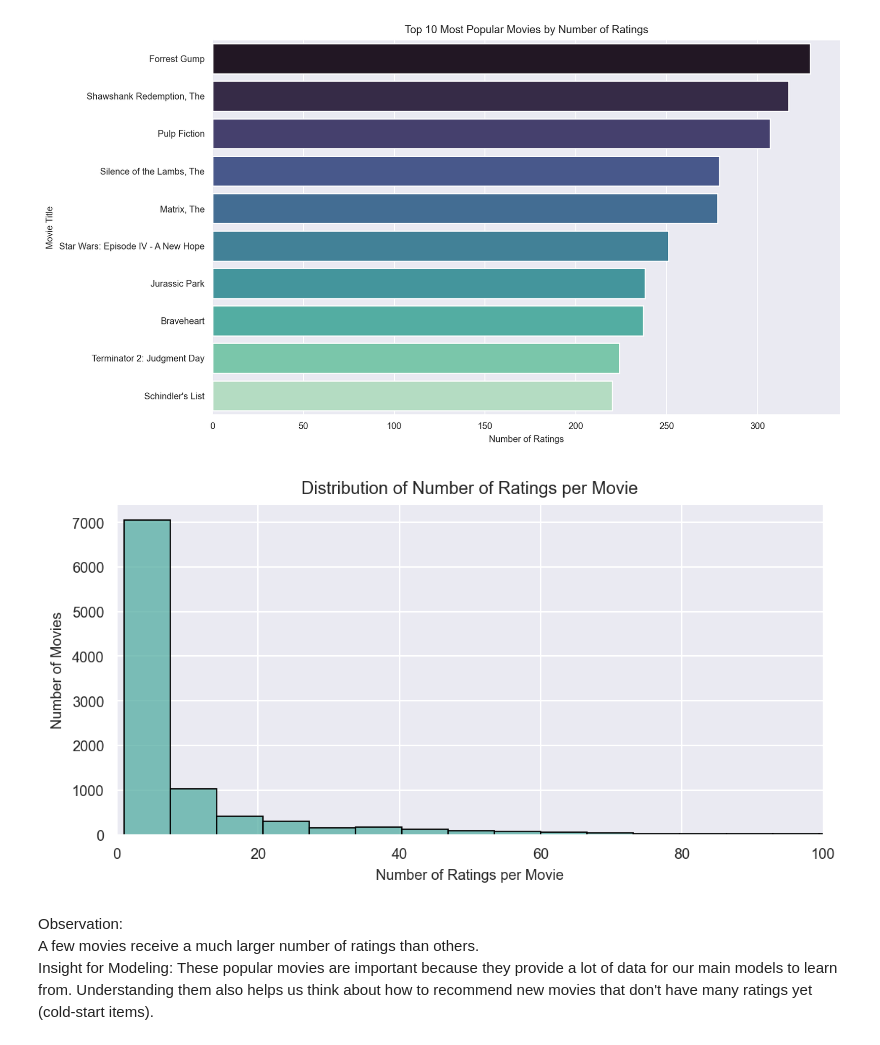
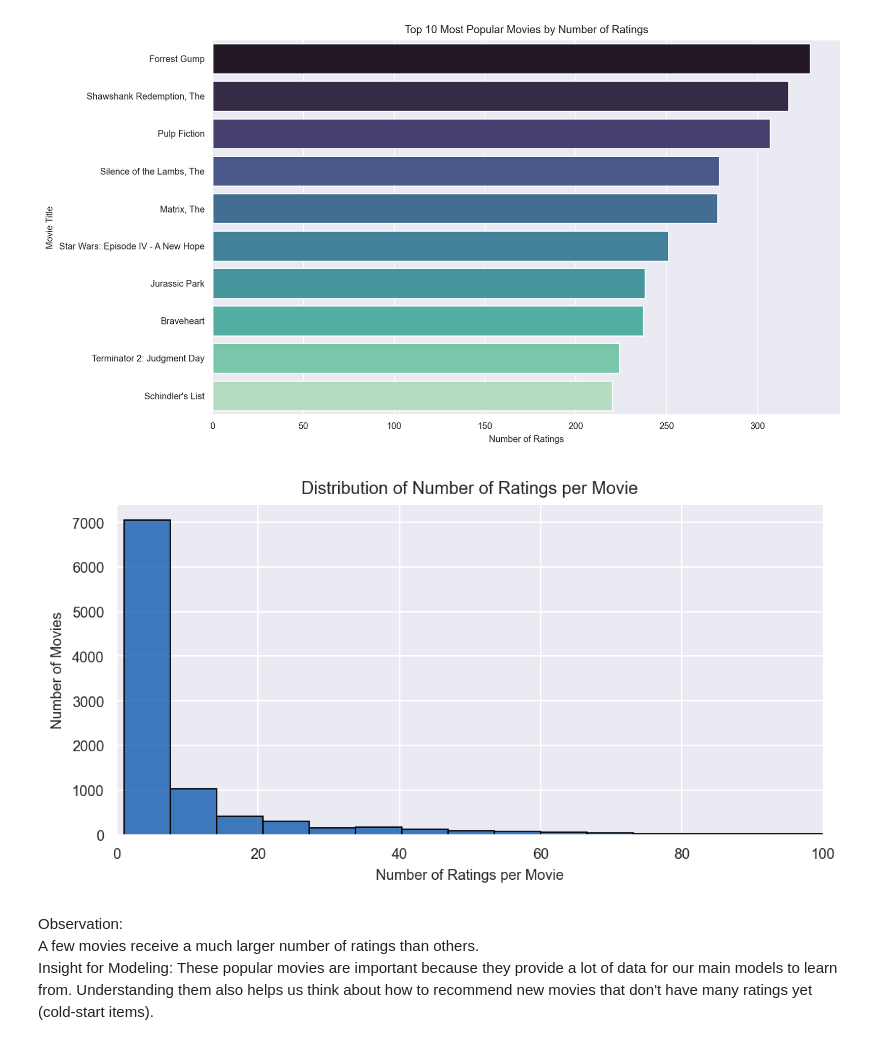
Before and after one commit to Kanyenje-Brian/MovieLens-Recommender, a Jupyter notebook: notebook.ipynb, the cells around one changed output. Cells and saved outputs as stored; diff of their text form; code cells hidden in the pictures.

```diff
--- a/notebook.ipynb
+++ b/notebook.ipynb
@@ -577,17 +577,17 @@ plt.show()
 # %%
 # Visualize the distribution of the number of ratings per movie
 plt.figure(figsize=(7, 3.3), dpi=180)
 # Set global font size
 mpl.rcParams.update({'font.size': 8})
-sns.histplot(popular_movies['num_ratings'], bins=50, color="#53ADA2", edgecolor='black')
+sns.histplot(popular_movies['num_ratings'], bins=50, color="#0552AA", edgecolor='black')
 plt.xlabel('Number of Ratings per Movie')
 plt.ylabel('Number of Movies')
 plt.title('Distribution of Number of Ratings per Movie')
 # Limit x-axis to better see the distribution for the majority of movies
 plt.xlim(0, 100)
 plt.show()
 # %% [output]
-[figure, old version]
+[figure, new version]
 # %% [markdown]
 Observation:<br>A few movies receive a much larger number of ratings than others.<br>
 Insight for Modeling: These popular movies are important because they provide a lot of data for our main models to learn from. Understanding them also helps us think about how to recommend new movies that don't have many ratings yet (cold-start items).
```
